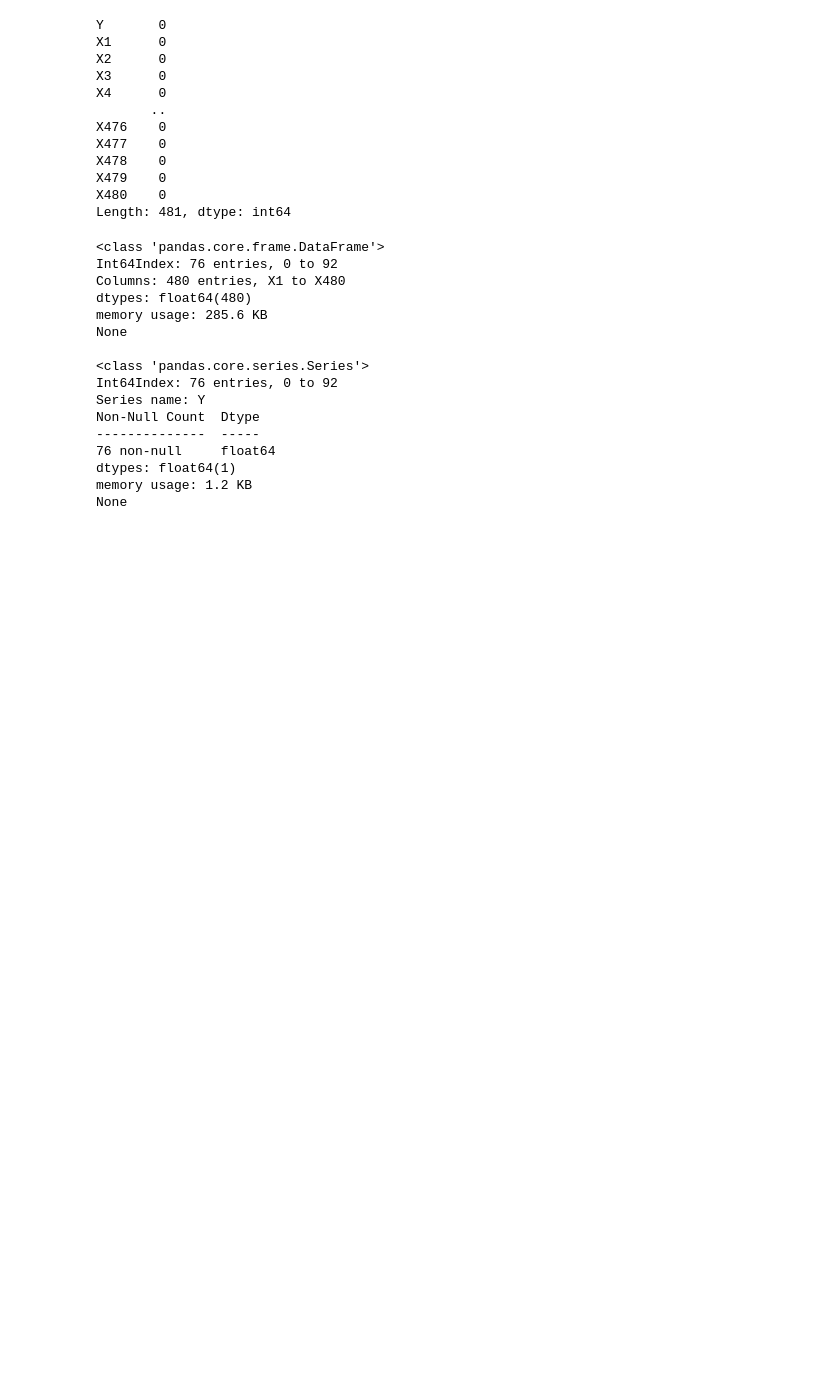
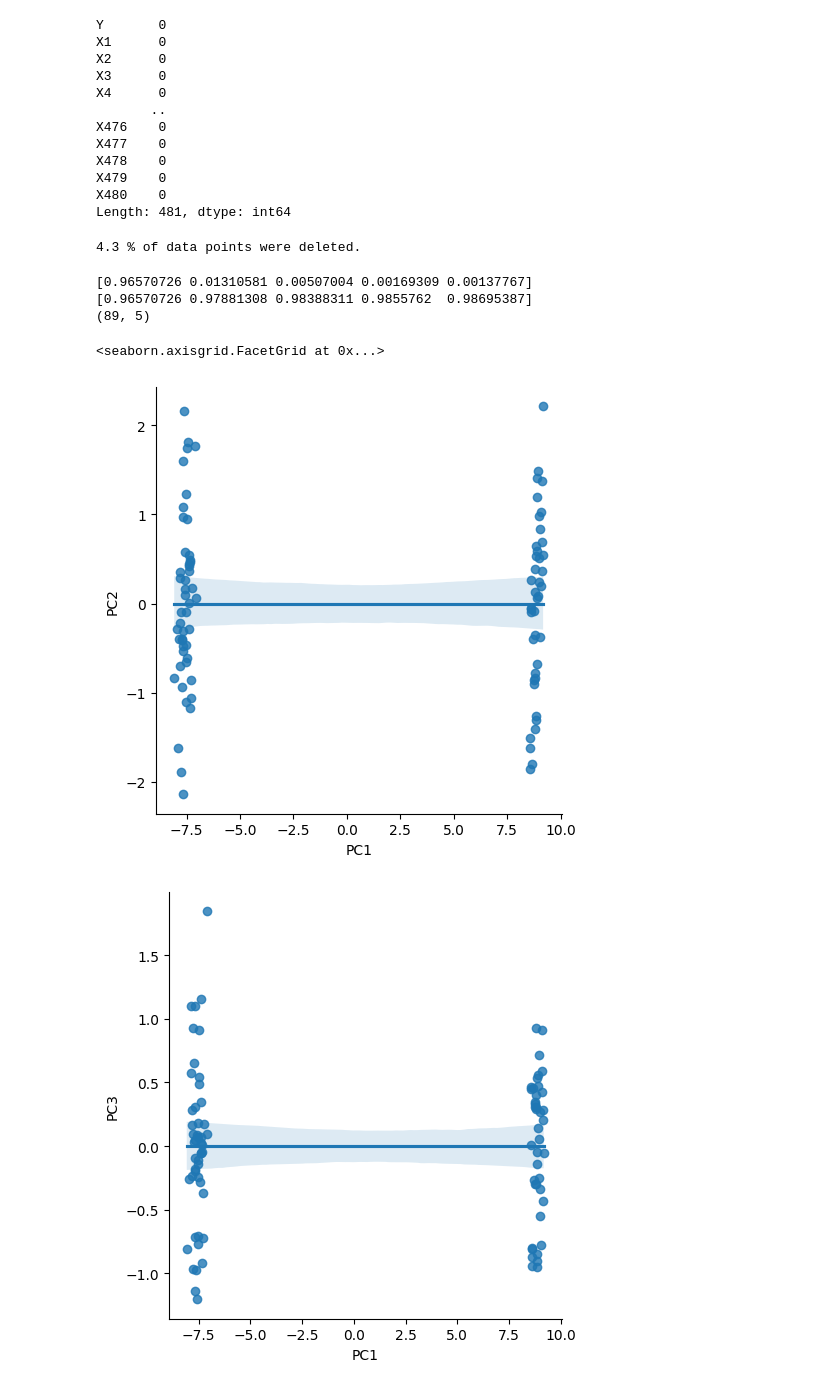
Before and after one commit to boredanon/machine-learning2023-2, a Jupyter notebook: proyecto_ML_José_del_Solar.ipynb, the cells around one changed output. Saved outputs shown, nothing was run; the diff lists cells and outputs as text; code cells hidden in the pictures; blank space fills up the shorter version.

```diff
--- a/proyecto_ML_José_del_Solar.ipynb
+++ b/proyecto_ML_José_del_Solar.ipynb
@@ -109,29 +111,46 @@ from scipy.stats import zscore
 
 z_scores = zscore(X)
 
-threshold = 3
+threshold = 4
 
 outliers_X = (abs(z_scores) > threshold).any(axis=1)
 
 X_without_outliers = X[~outliers_X]
 y_without_outliers = y[~outliers_X]
 
-print(X_without_outliers.info(), "\n")
-print(y_without_outliers.info())
+alive = round((1 - (X_without_outliers.shape[0]/X.shape[0]))*100, 2)
+print(alive, "% of data points were deleted.")
 # %% [output]
-<class 'pandas.core.frame.DataFrame'>
-Int64Index: 76 entries, 0 to 92
-Columns: 480 entries, X1 to X480
-dtypes: float64(480)
-memory usage: 285.6 KB
-None
-
-<class 'pandas.core.series.Series'>
-Int64Index: 76 entries, 0 to 92
-Series name: Y
-Non-Null Count  Dtype
---------------  -----
-76 non-null     float64
-dtypes: float64(1)
-memory usage: 1.2 KB
-None
+4.3 % of data points were deleted.
+# %%
+from sklearn.preprocessing import MinMaxScaler
+
+scaler = MinMaxScaler()
+
+X_normalized = pd.DataFrame(scaler.fit_transform(X_without_outliers), columns=X.columns)
+# %%
+from sklearn.decomposition import PCA
+
+X_pca = PCA(n_components=5)
+X_pca.fit(X_normalized)
+print(X_pca.explained_variance_ratio_)
+print(X_pca.explained_variance_ratio_.cumsum())
+
+X_pca_data = X_pca.transform(X_normalized)
+print(X_pca_data.shape)
+# %% [output]
+[0.96570726 0.01310581 0.00507004 0.00169309 0.00137767]
+[0.96570726 0.97881308 0.98388311 0.9855762  0.98695387]
+(89, 5)
+# %%
+import seaborn as sns
+
+X_pca_df = pd.DataFrame(X_pca_data, columns=['PC1', 'PC2', 'PC3', 'PC4', 'PC5'])
+X_pca_df['Y'] = y_without_outliers.copy()
+
+sns.lmplot(x='PC1', y='PC2', data=X_pca_df)
+sns.lmplot(x='PC1', y='PC3', data=X_pca_df)
+# %% [output]
+<seaborn.axisgrid.FacetGrid at 0x...>
+[figure, added]
+[figure, added]
```
Also changed, not shown: parts of 1 cell of this notebook.
